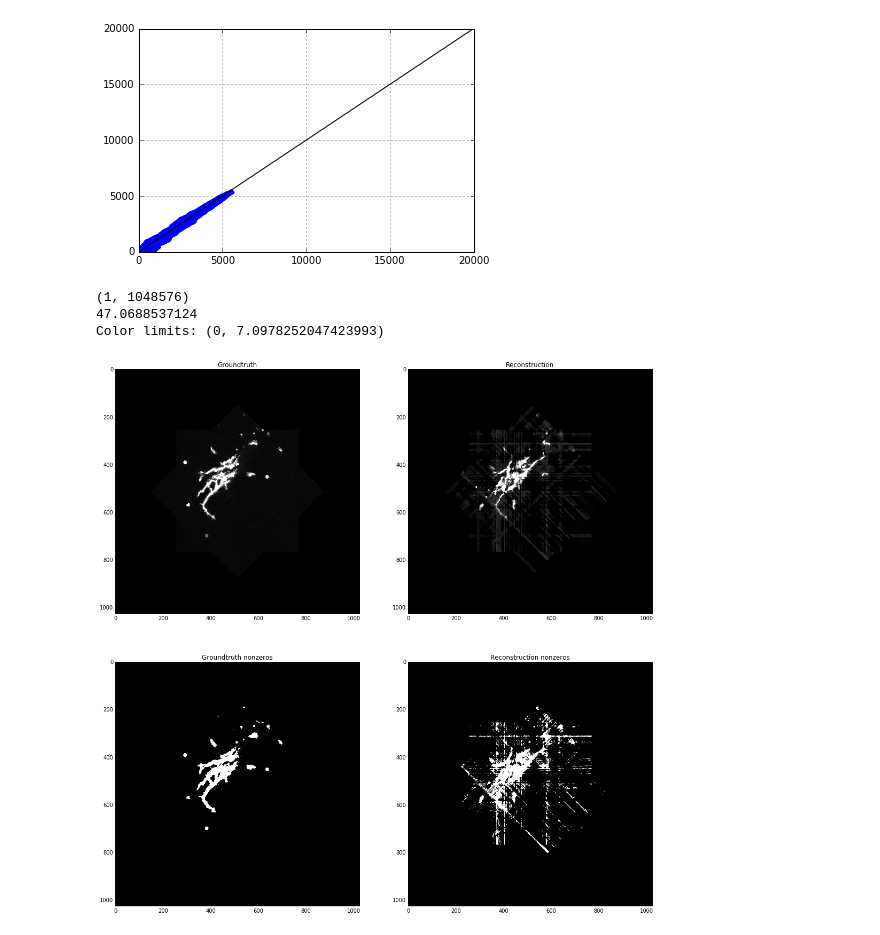
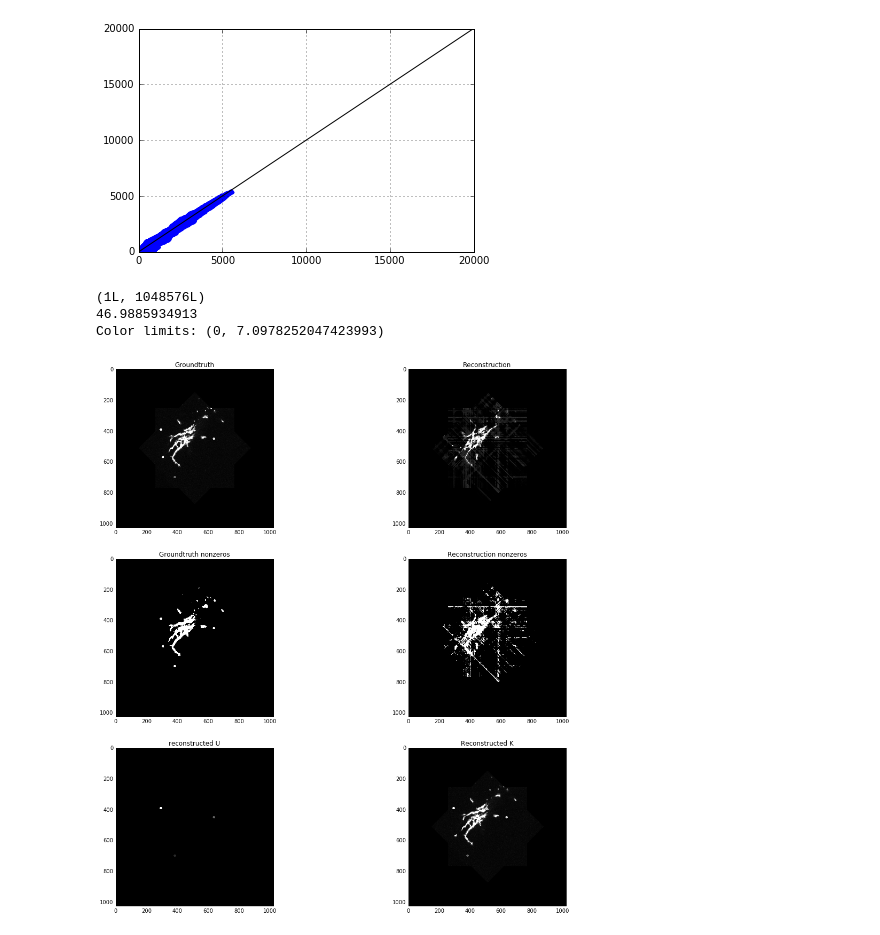
Before and after one commit to KasparP/PSI_simulations, a Jupyter notebook: Python/expt7/PlotLoss.ipynb, the cells around one changed output. Saved outputs shown, nothing was run; the diff lists cells and outputs as text; code cells hidden in the pictures.

Commit message:
Added image reconstruction of estimated SuFu and extimated SkFk
gt_U, gt_K are now the ground truth components, recon_U and recon_K are
the estimated

```diff
--- a/Python/expt7/PlotLoss.ipynb
+++ b/Python/expt7/PlotLoss.ipynb
@@ -55,30 +55,39 @@ plt.grid();
 # %%
 IM = expt['IM'] #REFERENCE IMAGE
 
 recon_gt = expt['recon_gt'];
 print recon_gt.shape
 recon_gt = np.reshape(recon_gt, IM.shape)
 
 recon = expt['recon'];
 print np.max(recon)
 recon = np.reshape(recon, IM.shape)
 
+recon_U = expt['recon_U']
+recon_U = np.reshape(recon_U, IM.shape)
+recon_K = expt['recon_K']
+recon_K = np.reshape(recon_K, IM.shape)
+
 Cmin = 0
 Cmax = np.max(recon_gt)*.2
 print 'Color limits:', (Cmin, Cmax)
 
-f,ax = plt.subplots(2,2,figsize=(18.,18.));
+f,ax = plt.subplots(3,2,figsize=(18.,18.));
 # ax[0].imshow(recon,cmap=plt.cm.get_cmap('gray'))  #,  vmin=Cmin, vmax=Cmax)
 ax[0,0].imshow(recon_gt, vmin=Cmin, vmax=Cmax, cmap=plt.cm.get_cmap('gray'));
 ax[0,0].set_title('Groundtruth');
 ax[0,1].imshow(recon, vmin=Cmin, vmax=Cmax, cmap=plt.cm.get_cmap('gray'));
 ax[0,1].set_title('Reconstruction');
 ax[1,0].imshow(recon_gt>1, cmap=plt.cm.get_cmap('gray'));
 ax[1,0].set_title('Groundtruth nonzeros');
 ax[1,1].imshow(recon>1, cmap=plt.cm.get_cmap('gray'));
 ax[1,1].set_title('Reconstruction nonzeros');
+ax[2,0].imshow(recon_U, cmap=plt.cm.get_cmap('gray'));
+ax[2,0].set_title('reconstructed U');
+ax[2,1].imshow(recon_K, vmin=Cmin, vmax=Cmax, cmap=plt.cm.get_cmap('gray'));
+ax[2,1].set_title('Reconstructed K');
 # %% [output]
-(1, 1048576)
-47.0688537124
+(1L, 1048576L)
+46.9885934913
 Color limits: (0, 7.0978252047423993)
-[figure, old version]
+[figure, new version]
```
Also changed, not shown: parts of 1 cell of this notebook, 1 other file.
